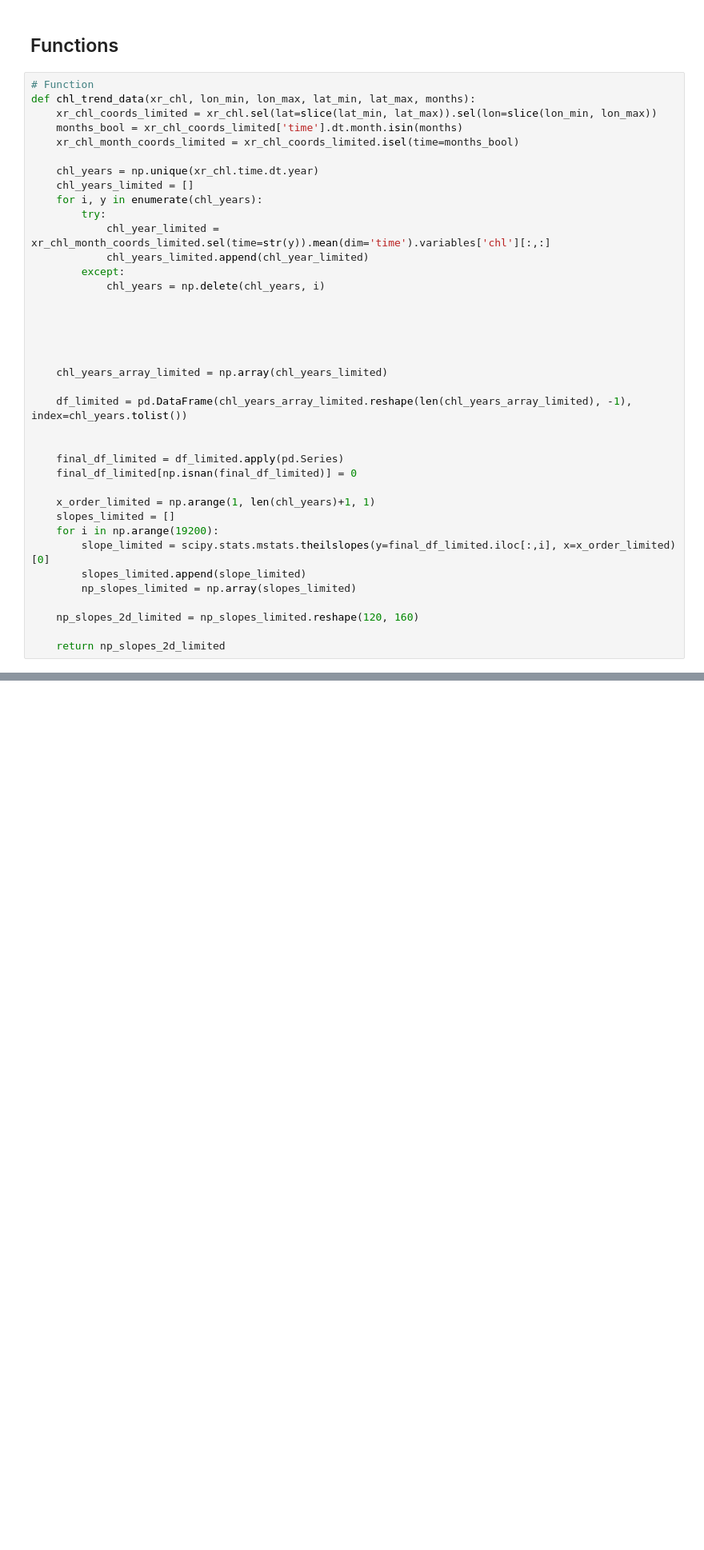
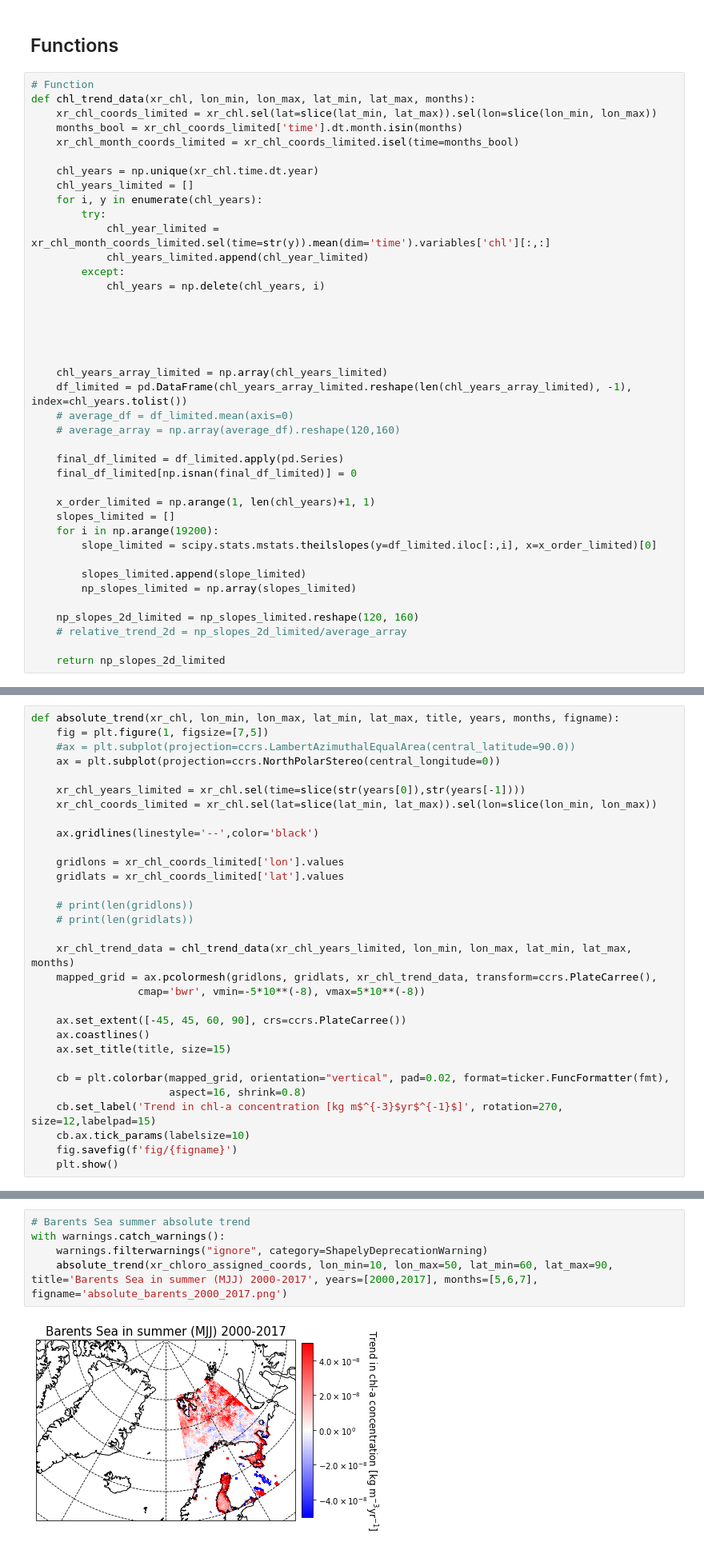
Before and after one commit to eScience-course/Tjaernoe2022-group3, a Jupyter notebook: notebooks/kei_satellite2.ipynb, the cells around one changed output, grey strips where cells are left out. Shown at 80% size. Saved outputs shown, nothing was run; the diff lists cells and outputs as text; blank space fills up the shorter version.

```diff
--- a/notebooks/kei_satellite2.ipynb
+++ b/notebooks/kei_satellite2.ipynb
@@ -415,9 +231,9 @@ def chl_trend_data(xr_chl, lon_min, lon_max, lat_min, lat_max, months):
 
 
     chl_years_array_limited = np.array(chl_years_limited)
-
     df_limited = pd.DataFrame(chl_years_array_limited.reshape(len(chl_years_array_limited), -1), index=chl_years.tolist())
-
+    # average_df = df_limited.mean(axis=0)
+    # average_array = np.array(average_df).reshape(120,160)
 
     final_df_limited = df_limited.apply(pd.Series)
     final_df_limited[np.isnan(final_df_limited)] = 0
@@ -425,10 +241,12 @@ def chl_trend_data(xr_chl, lon_min, lon_max, lat_min, lat_max, months):
     x_order_limited = np.arange(1, len(chl_years)+1, 1)
     slopes_limited = []
     for i in np.arange(19200):
-        slope_limited = scipy.stats.mstats.theilslopes(y=final_df_limited.iloc[:,i], x=x_order_limited)[0]
+        slope_limited = scipy.stats.mstats.theilslopes(y=df_limited.iloc[:,i], x=x_order_limited)[0]
+
         slopes_limited.append(slope_limited)
         np_slopes_limited = np.array(slopes_limited)
 
     np_slopes_2d_limited = np_slopes_limited.reshape(120, 160)
+    # relative_trend_2d = np_slopes_2d_limited/average_array
 
     return np_slopes_2d_limited
@@ -460,0 +383,31 @@ def chl_trend_plot(slopes_2d, title, cb_label, lon_min, lon_max, lat_min, lat_ma
+# %%
+def absolute_trend(xr_chl, lon_min, lon_max, lat_min, lat_max, title, years, months, figname):
+    fig = plt.figure(1, figsize=[7,5])
+    #ax = plt.subplot(projection=ccrs.LambertAzimuthalEqualArea(central_latitude=90.0))
+    ax = plt.subplot(projection=ccrs.NorthPolarStereo(central_longitude=0))
+
+    xr_chl_years_limited = xr_chl.sel(time=slice(str(years[0]),str(years[-1])))
+    xr_chl_coords_limited = xr_chl.sel(lat=slice(lat_min, lat_max)).sel(lon=slice(lon_min, lon_max))
+
+    ax.gridlines(linestyle='--',color='black')
+
+    gridlons = xr_chl_coords_limited['lon'].values
+    gridlats = xr_chl_coords_limited['lat'].values
+
+    # print(len(gridlons))
+    # print(len(gridlats))
+
+    xr_chl_trend_data = chl_trend_data(xr_chl_years_limited, lon_min, lon_max, lat_min, lat_max, months)
+    mapped_grid = ax.pcolormesh(gridlons, gridlats, xr_chl_trend_data, transform=ccrs.PlateCarree(),
+                 cmap='bwr', vmin=-5*10**(-8), vmax=5*10**(-8))
+
+    ax.set_extent([-45, 45, 60, 90], crs=ccrs.PlateCarree())
+    ax.coastlines()
+    ax.set_title(title, size=15)
+
+    cb = plt.colorbar(mapped_grid, orientation="vertical", pad=0.02, format=ticker.FuncFormatter(fmt),
+                      aspect=16, shrink=0.8)
+    cb.set_label('Trend in chl-a concentration [kg m$^{-3}$yr$^{-1}$]', rotation=270, size=12,labelpad=15)
+    cb.ax.tick_params(labelsize=10)
+    fig.savefig(f'fig/{figname}')
+    plt.show()
@@ -490,0 +566,7 @@ chl_trend_plot(data_greenland_autumn, title='Autumn (ASO)', cb_label='Trend in c
+# %%
+# Barents Sea summer absolute trend
+with warnings.catch_warnings():
+    warnings.filterwarnings("ignore", category=ShapelyDeprecationWarning)
+    absolute_trend(xr_chloro_assigned_coords, lon_min=10, lon_max=50, lat_min=60, lat_max=90, title='Barents Sea in summer (MJJ) 2000-2017', years=[2000,2017], months=[5,6,7], figname='absolute_barents_2000_2017.png')
+# %% [output]
+[figure, added]
```
Also changed, not shown: parts of 86 cells of this notebook, 1 other file.
